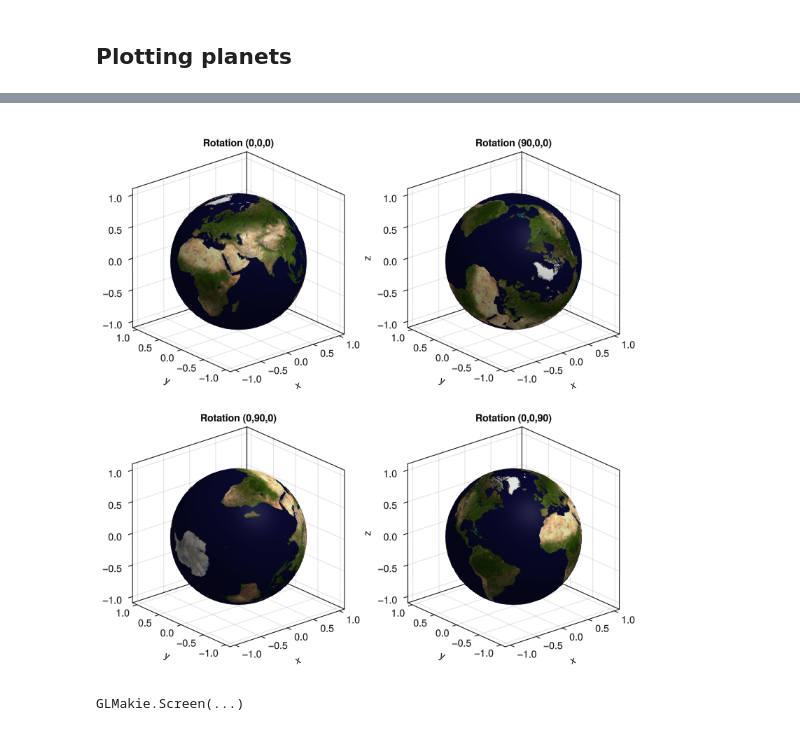
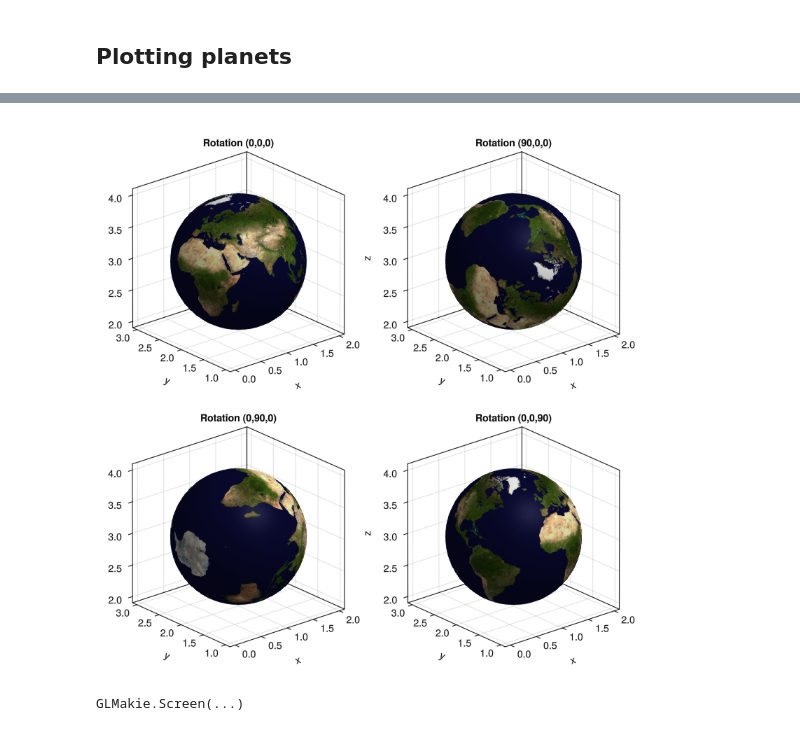
Before and after one commit to Yuricst/PrettyTrajectory.jl, a Jupyter notebook: examples/examples.ipynb, the cells around one changed output, grey strips where cells are left out. Drawn from its saved outputs; the diff is of its cells as text; code cells hidden in the pictures.

```diff
--- a/examples/examples.ipynb
+++ b/examples/examples.ipynb
@@ -35,19 +43,19 @@ GLMakie.Screen(...)
 # %%
 fig = Figure(size=(800,800))
 rotations = [
     (0.0, 0.0, 0.0),
     (deg2rad(90), 0.0, 0.0),
     (0.0, deg2rad(90.0), 0.0),
     (0.0, 0.0, deg2rad(90.0)),
 ]
 axes_locations = [(1,1),(1,2),(2,1),(2,2)]
 titles = ["(0,0,0)", "(90,0,0)", "(0,90,0)", "(0,0,90)"]
 for (i,(rotation,axloc)) in enumerate(zip(rotations, axes_locations))
     ax = Axis3(fig[axloc...]; aspect=:data, title="Rotation $(titles[i])")
-    PrettyTrajectory.plot_planet!(ax, 1.0, (0.0, 0.0, 0.0),
-        x_rotation=rotation[1], y_rotation=rotation[2], z_rotation=rotation[3])
+    PrettyTrajectory.plot_planet!(ax, 1.0, (1.0, 2.0, 3.0);
+        rotation=rotation)
 end
 display(fig)
 # %% [output]
-[figure, old version]
+[figure, new version]
 GLMakie.Screen(...)
```
Also changed, not shown: parts of 5 cells of this notebook, 11 other files.
